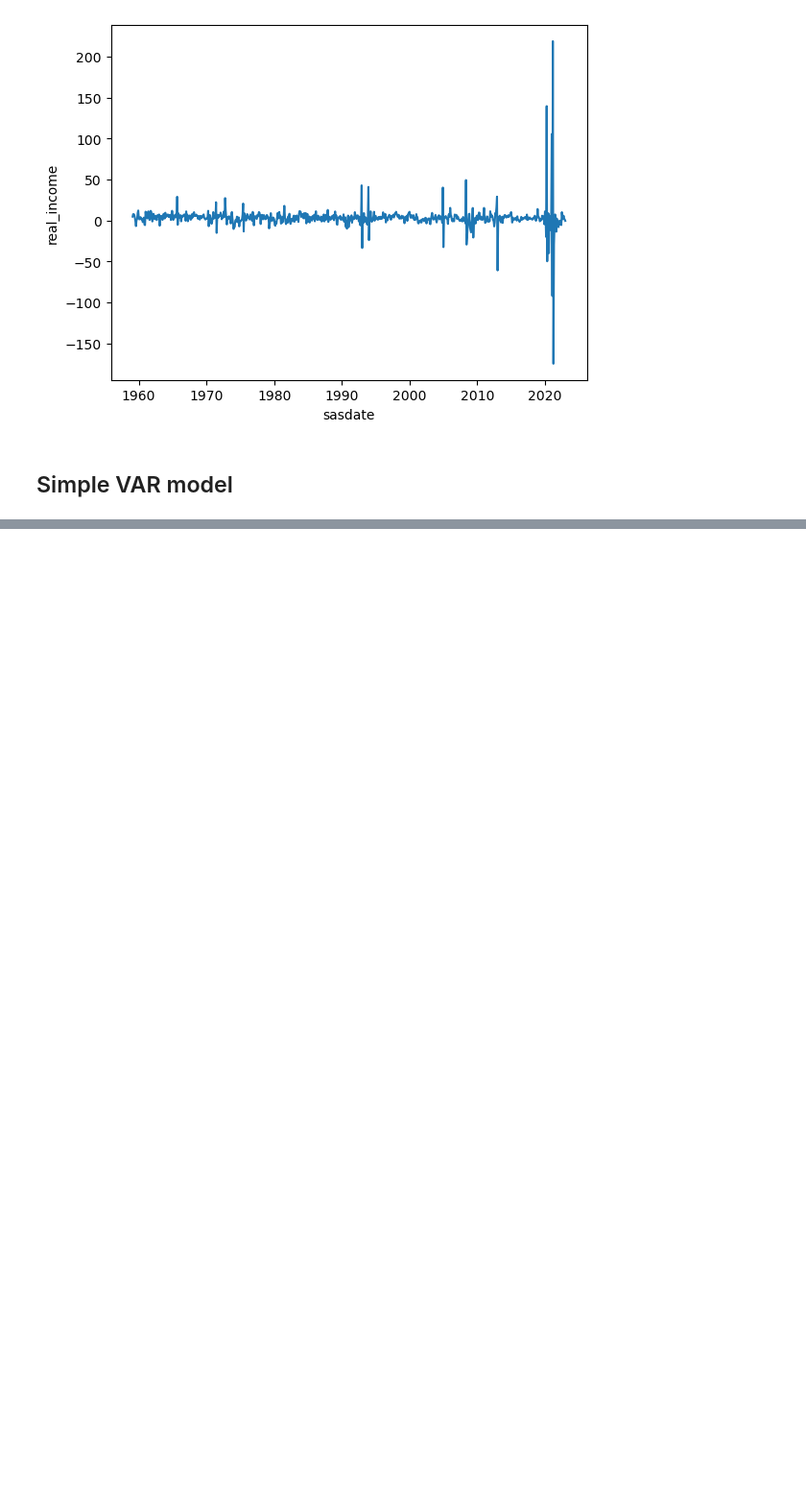
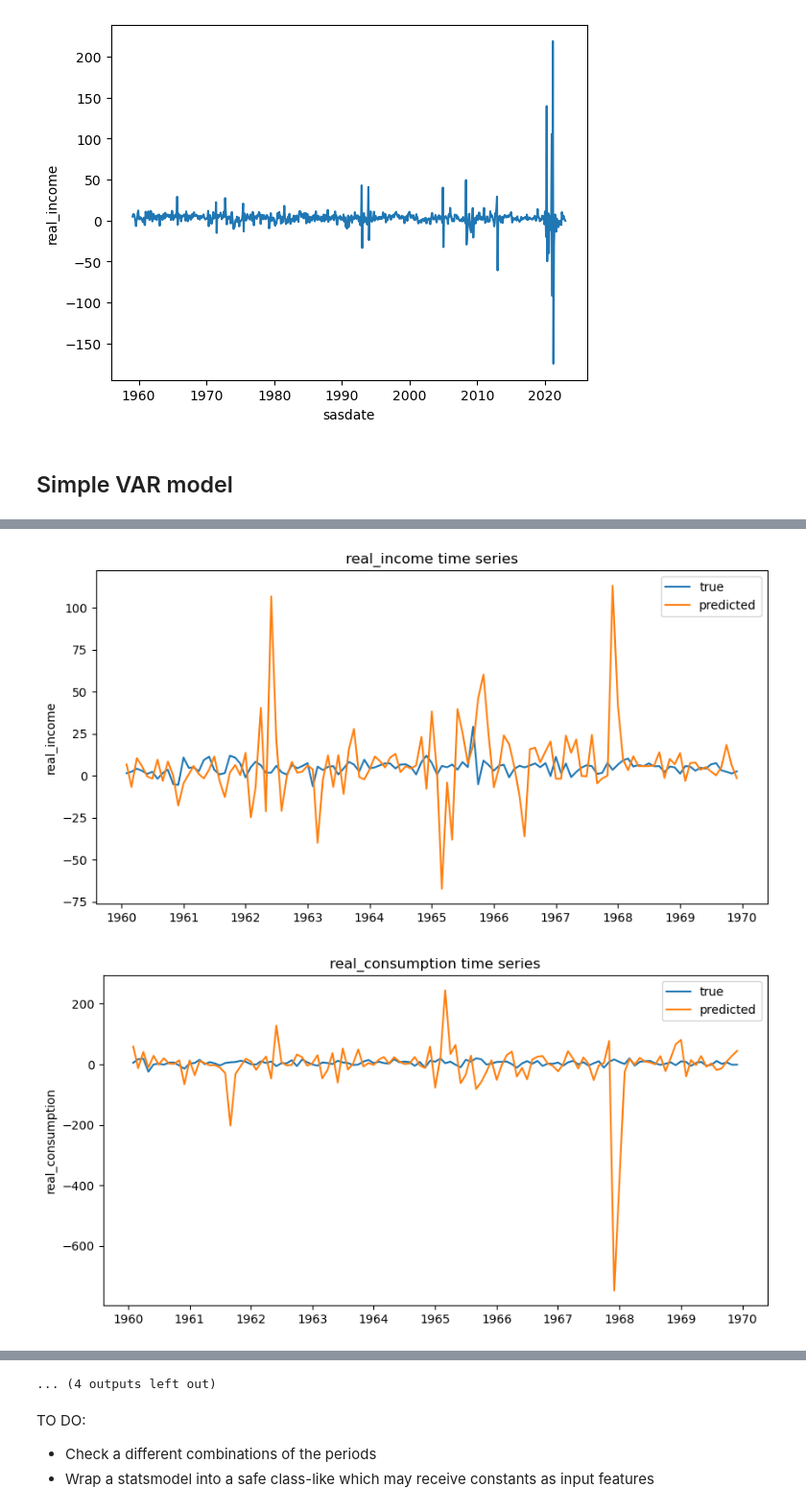
Before and after one commit to dr-leto/unimi, a Jupyter notebook: bayesian_analysis/var_baseline.ipynb, the cells around one changed output, grey strips where cells are left out. Shown at 96% size. Saved outputs shown, nothing was run; the diff lists cells and outputs as text; code cells hidden in the pictures; blank space fills up the shorter version.

Commit message:
Finished VAR baseline modeling and result analysis

```diff
--- a/bayesian_analysis/var_baseline.ipynb
+++ b/bayesian_analysis/var_baseline.ipynb
@@ -146,0 +128,2 @@ baa_corp_bond_rate               -0.028353         -0.061433
+# %%
+sample = data[data.index < "1970-01-01"]
@@ -146,0 +156,17 @@ baa_corp_bond_rate               -0.028353         -0.061433
+# %%
+n_rows_train = 12
+n_rows_test = 1
+
+periods = run_ts_cv(sample, VAR, metrics, n_rows_train, n_rows_test)
+# %%
+metric_results = {}
+
+for m in metrics:
+    res_arr = []
+    for p in periods:
+        res_arr.append(p[m])
+    metric_results[m] = np.mean(res_arr, axis=0)
+    metric_results[m] = dict(zip(sample.columns, metric_results[m]))
+
+metric_results = pd.DataFrame(metric_results)
+metric_results
@@ -146,0 +191,19 @@ baa_corp_bond_rate               -0.028353         -0.061433
+# %%
+preds = []
+indices = []
+
+for p in periods:
+    preds.append(p["X_test_pred"][0])
+    indices.append(p["test_period"][0])
+
+pred_df = pd.DataFrame(preds, index=indices, columns=[f"pred_{c}" for c in sample.columns])
+total = sample.join(pred_df, how="inner")
+# %%
+for c in sample.columns:
+    fig, ax = plt.subplots(figsize=(10, 5))
+    sns.lineplot(x=total.index, y=total[c], label="true");
+    sns.lineplot(x=total.index, y=total[f"pred_{c}"], label="predicted");
+    plt.title(f"{c} time series");
+# %% [output]
+[figure, added]
+[figure, added]
@@ -146,0 +220,5 @@ baa_corp_bond_rate               -0.028353         -0.061433
+... (4 outputs left out)
+# %% [markdown]
+TO DO:
+- Check a different combinations of the periods
+- Wrap a statsmodel into a safe class-like which may receive constants as input features
```
Also changed, not shown: parts of 9 cells of this notebook.
